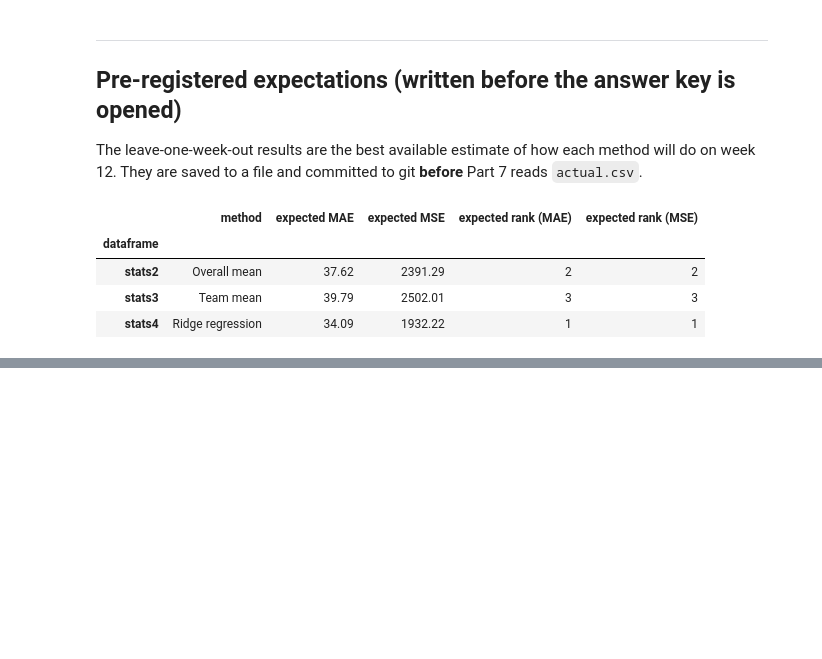
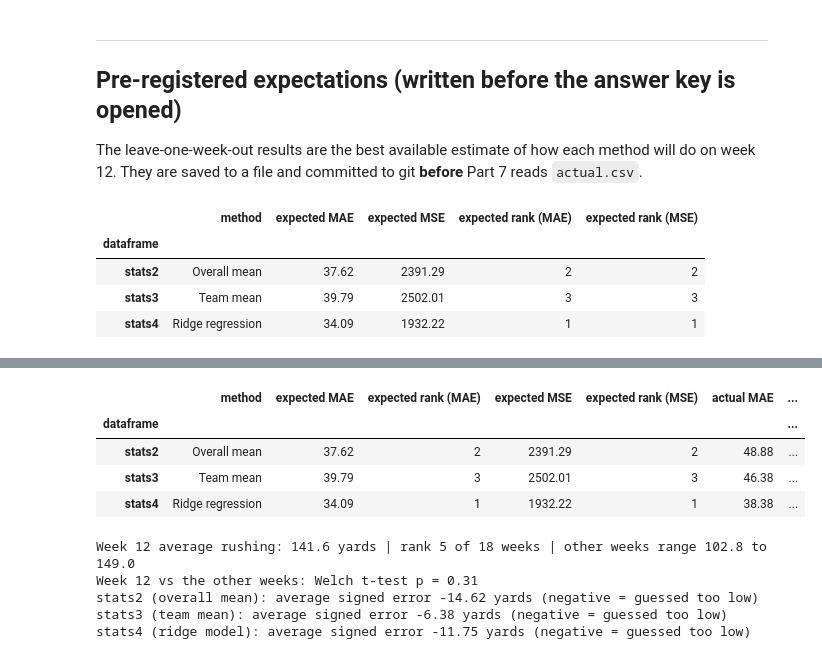
Before and after one commit to AI-for-Analytics-4/Rushing_yards_prediction, a Jupyter notebook: submissions/juan_zavala/rushing_yards_imputation.ipynb, the cells around one changed output, grey strips where cells are left out. Cells and saved outputs as stored; diff of their text form; code cells hidden in the pictures; blank space fills up the shorter version.

```diff
--- a/submissions/juan_zavala/rushing_yards_imputation.ipynb
+++ b/submissions/juan_zavala/rushing_yards_imputation.ipynb
@@ -623,0 +782,30 @@ expected.round(2)
+# %%
+# [CHECK] Did the pre-registered estimates (committed before Part 7) call it?
+pre = pd.read_csv('results/preregistered_expectations.csv', index_col='dataframe')
+real = scores.rename(index=lambda s: s.split(' ')[0])
+compare = pre[['method', 'expected MAE', 'expected rank (MAE)', 'expected MSE', 'expected rank (MSE)']].assign(
+    **{'actual MAE': real['MAE'].round(2), 'actual rank (MAE)': real['MAE'].rank().astype(int),
+       'actual MSE': real['MSE'].round(2), 'actual rank (MSE)': real['MSE'].rank().astype(int)})
+compare
+# %% [output]
+|  | method | expected MAE | expected rank (MAE) | expected MSE | expected rank (MSE) | actual MAE | ... |
+| dataframe |  |  |  |  |  |  | ... |
+| stats2 | Overall mean | 37.62 | 2 | 2391.29 | 2 | 48.88 | ... |
+| stats3 | Team mean | 39.79 | 3 | 2502.01 | 3 | 46.38 | ... |
+| stats4 | Ridge regression | 34.09 | 1 | 1932.22 | 1 | 38.38 | ... |
+# %%
+# [CHECK] Why were all three methods worse than their estimates? Look at week 12 itself.
+weekly_mean = truth.groupby(stats['week']).mean()
+order = weekly_mean.sort_values(ascending=False)
+print(f'Week 12 average rushing: {weekly_mean[12]:.1f} yards | rank {list(order.index).index(12) + 1} of 18 weeks | '
+      f'other weeks range {weekly_mean.drop(12).min():.1f} to {weekly_mean.drop(12).max():.1f}')
+w12, rest = truth[stats['week'] == 12], truth[stats['week'] != 12]
+print(f'Week 12 vs the other weeks: Welch t-test p = {sps.ttest_ind(w12, rest, equal_var=False).pvalue:.2f}')
+for label, e in errors.items():
+    print(f'{label}: average signed error {e.mean():+.2f} yards (negative = guessed too low)')
+# %% [output]
+Week 12 average rushing: 141.6 yards | rank 5 of 18 weeks | other weeks range 102.8 to 149.0
+Week 12 vs the other weeks: Welch t-test p = 0.31
+stats2 (overall mean): average signed error -14.62 yards (negative = guessed too low)
+stats3 (team mean): average signed error -6.38 yards (negative = guessed too low)
+stats4 (ridge model): average signed error -11.75 yards (negative = guessed too low)
```
Also changed, not shown: parts of 14 cells of this notebook, 3 other files.
